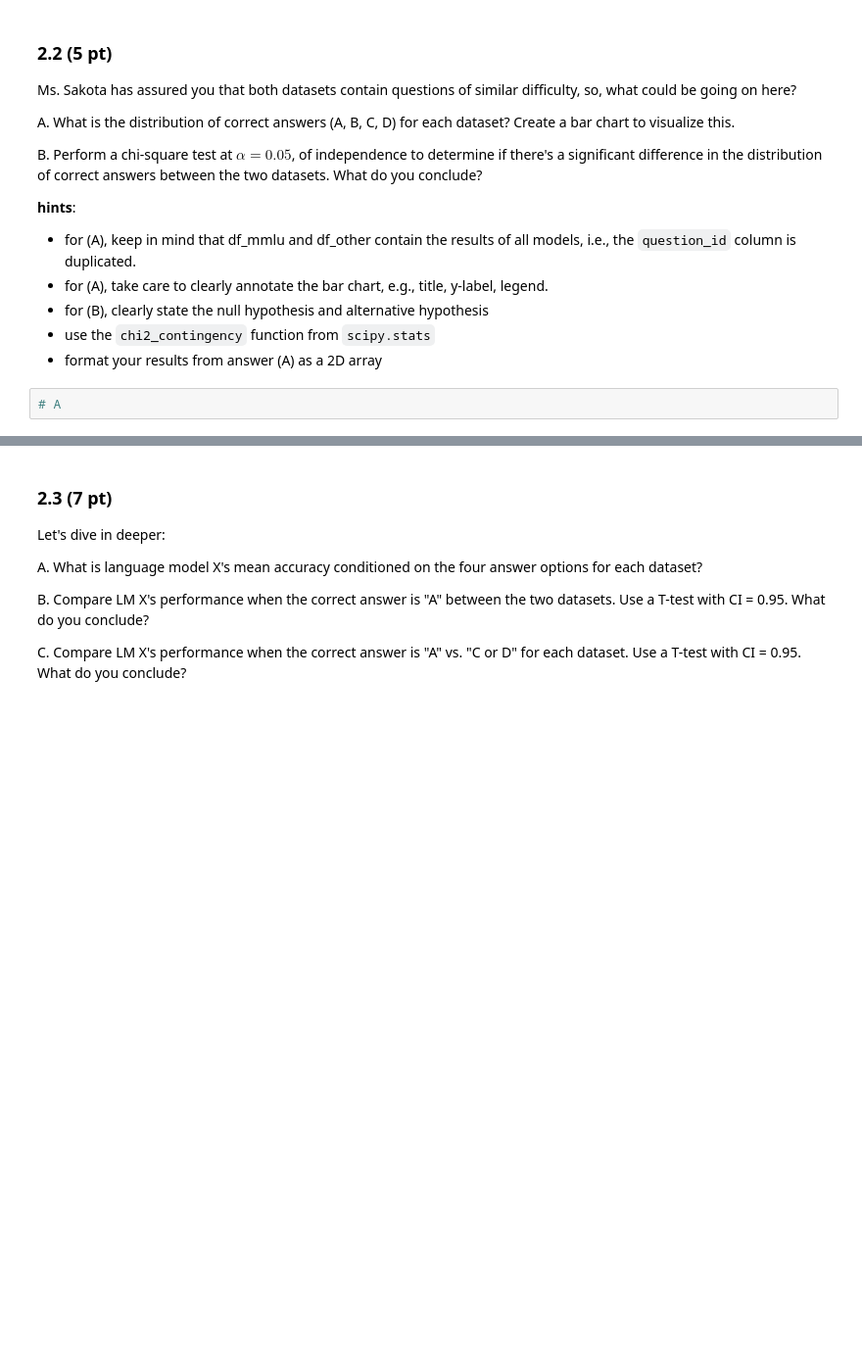
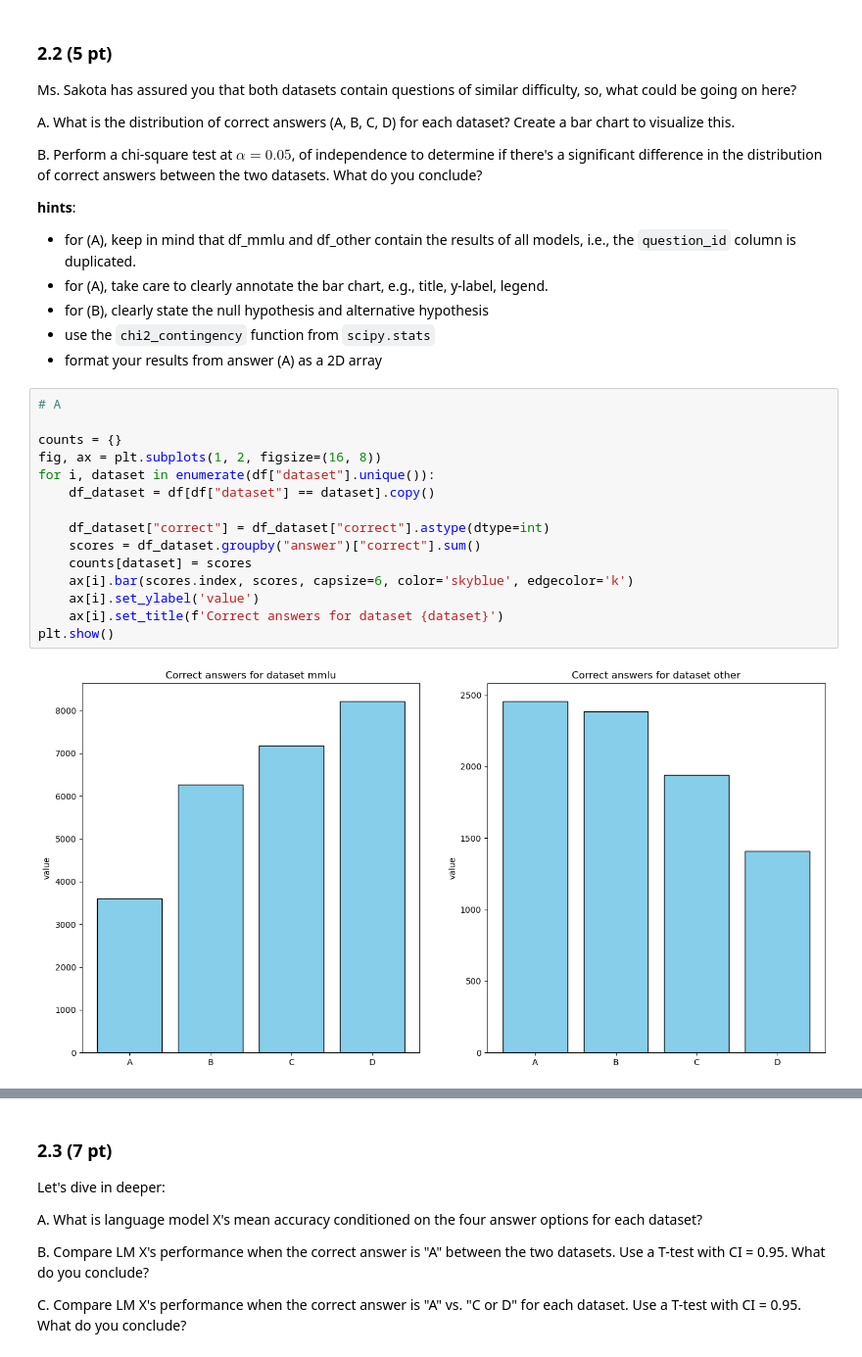
Before and after one commit to MauroPello/EPFL-ADA, a Jupyter notebook: Homework/01_PROJECT_NEUTRALITY/analysis.ipynb, the cells around one changed output, grey strips where cells are left out. Shown at 98% size. Cells and saved outputs as stored; diff of their text form; blank space fills up the shorter version.

```diff
--- a/Homework/01_PROJECT_NEUTRALITY/analysis.ipynb
+++ b/Homework/01_PROJECT_NEUTRALITY/analysis.ipynb
@@ -227,5 +385,20 @@ B. Perform a chi-square test at $\alpha = 0.05$, of independence to determine if
 - format your results from answer (A) as a 2D array
 # %%
 # A
+
+counts = {}
+fig, ax = plt.subplots(1, 2, figsize=(16, 8))
+for i, dataset in enumerate(df["dataset"].unique()):
+    df_dataset = df[df["dataset"] == dataset].copy()
+
+    df_dataset["correct"] = df_dataset["correct"].astype(dtype=int)
+    scores = df_dataset.groupby("answer")["correct"].sum()
+    counts[dataset] = scores
+    ax[i].bar(scores.index, scores, capsize=6, color='skyblue', edgecolor='k')
+    ax[i].set_ylabel('value')
+    ax[i].set_title(f'Correct answers for dataset {dataset}')
+plt.show()
+# %% [output]
+[figure, added]
 # %%
 # B
```
Also changed, not shown: parts of 13 cells of this notebook, 1 other file.
